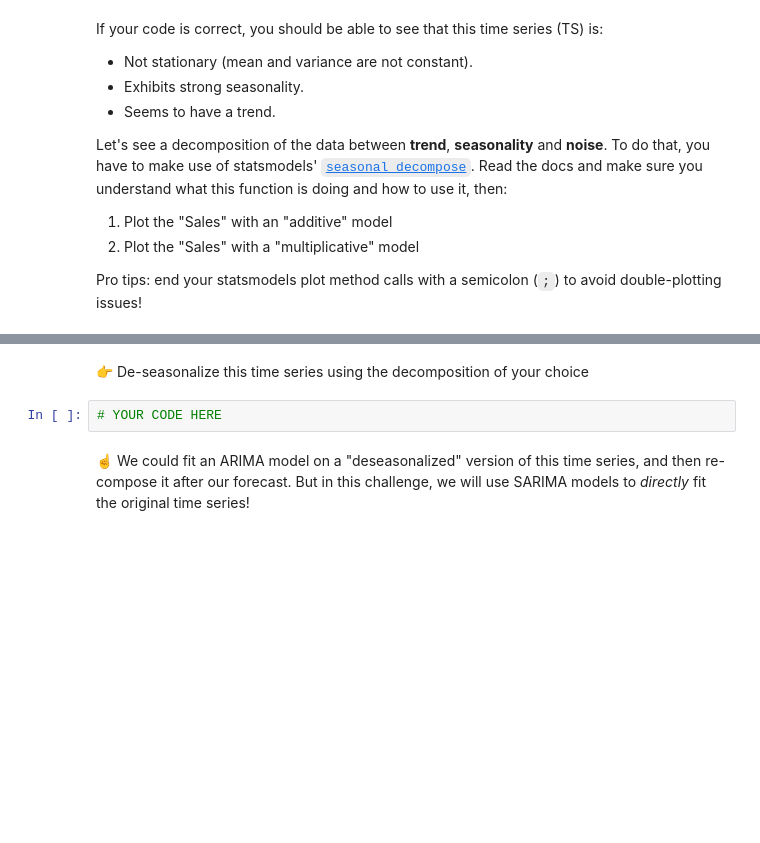
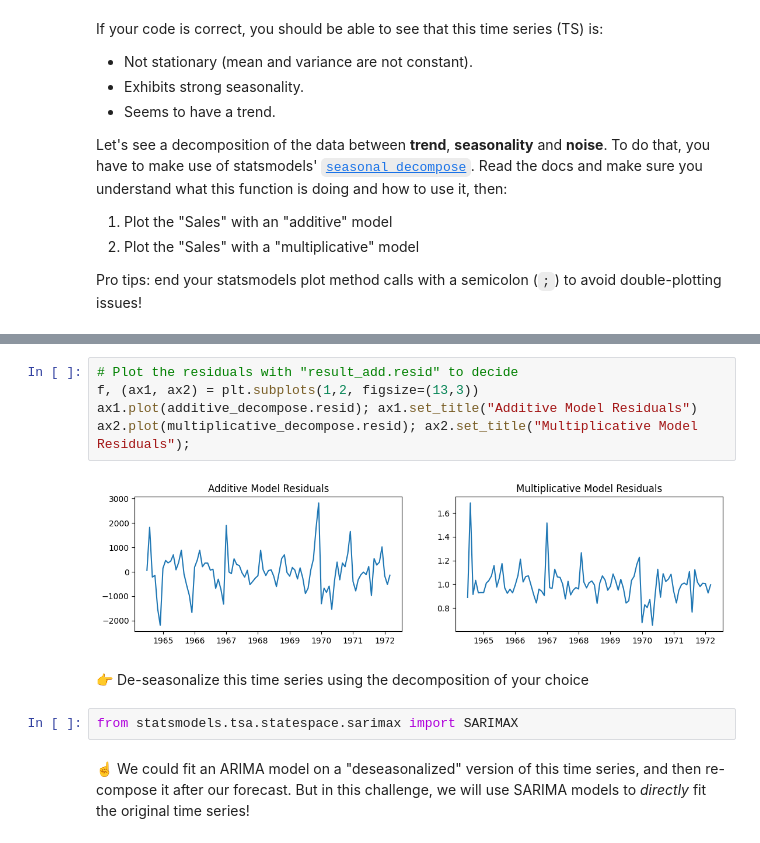
Before and after one commit to NwayEi/data-sarima, a Jupyter notebook: sarima.ipynb, the cells around one changed output, grey strips where cells are left out. Cells and saved outputs as stored; diff of their text form; blank space fills up the shorter version.

Commit message:
Pushed Sarima

```diff
--- a/sarima.ipynb
+++ b/sarima.ipynb
@@ -58,7 +103,14 @@ Pro tips: end your statsmodels plot method calls with a semicolon (`;`) to avoid
+# %%
+# Plot the residuals with "result_add.resid" to decide
+f, (ax1, ax2) = plt.subplots(1,2, figsize=(13,3))
+ax1.plot(additive_decompose.resid); ax1.set_title("Additive Model Residuals")
+ax2.plot(multiplicative_decompose.resid); ax2.set_title("Multiplicative Model Residuals");
+# %% [output]
+[figure, added]
 # %% [markdown]
 👉 De-seasonalize this time series using the decomposition of your choice
-# %%
-# YOUR CODE HERE
+# %%
+from statsmodels.tsa.statespace.sarimax import SARIMAX
 # %% [markdown]
 ☝️ We could fit an ARIMA model on a "deseasonalized" version of this time series, and then re-compose it after our forecast. But in this challenge, we will use SARIMA models to _directly_ fit the original time series!
 # %% [markdown]
```
Also changed, not shown: parts of 32 cells of this notebook.
